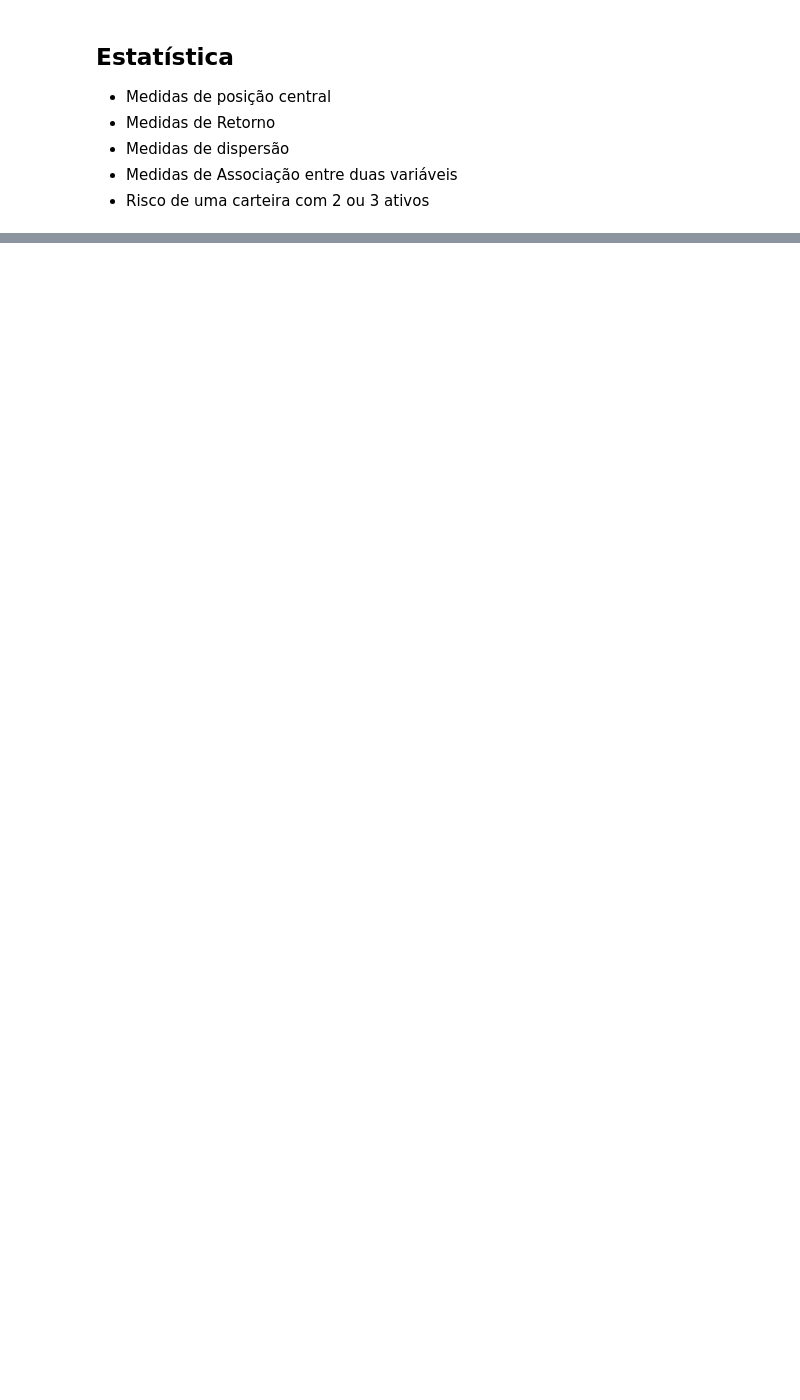
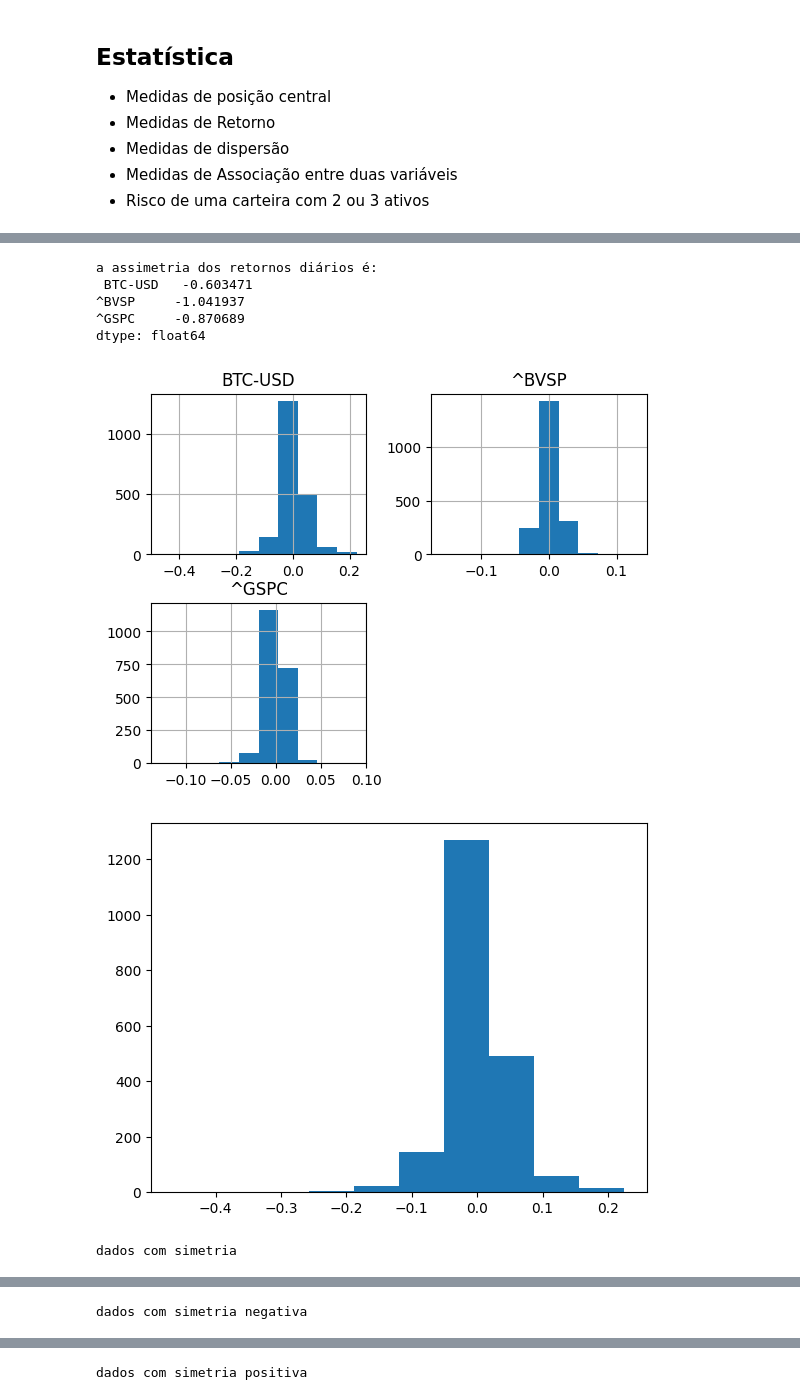
Before and after one commit to luanavsr/cfg_estudos, a Jupyter notebook: Metodos_Quantitativos.ipynb, the cells around one changed output, grey strips where cells are left out. Saved outputs shown, nothing was run; the diff lists cells and outputs as text; code cells hidden in the pictures; blank space fills up the shorter version.

```diff
--- a/Metodos_Quantitativos.ipynb
+++ b/Metodos_Quantitativos.ipynb
@@ -82,7 +82,7 @@ são mais comuns em interpretações intuitivas e análises de curto prazo. A es
 """
 
 # calculando os retornos em log
-df_returns =  np.log(df_prices/df_prices.shift(1)) # outra forma de calcular é usando a propriedade do quociente np.log(df_prices) - np.log(df_prices.shift(1))
+df_returns =  np.log(df_prices/df_prices.shift(1)).dropna() # outra forma de calcular é usando a propriedade do quociente np.log(df_prices) - np.log(df_prices.shift(1))
 
 
 # caso queira calcular os retornos simples é só fazer
@@ -110,0 +201,59 @@ df_prices.plot(kind='area', stacked=False, figsize=(9,6))
+# %%
+# Assimetria (skewness)
+"""
+A assimetria é uma medida que avalia a simetria ou a falta de simetria em uma distribuição de dados. Ela mede a forma como os valores estão distribuídos em relação a média da distribuição.
+Uma distribuição pode ser simétria, positivamente assimétrica ou negativamente assimétrica. Em finanças, a aplicação de da simetria se refere a distribuição dos retornos
+de um ativo ou portfólio ao longo do tempo, ajudando aos investidos a avaliarem o pergil de risco dos ativos. Uma distribuição simétrica sugere que os retornos positivos e negativos
+possuem a mesma probabilidade de ocorrência e magnitude semelhante. No entanto, caso os retornos sejam assimétricos, implica que o os retornos positivos e negativos não são igualmente
+prováveis, o que pode impactar a avaliação de risco e tomada de decisão
+
+A assimetria positiva indica que a cauda da distribuição é estendida para a direita, indicando que eistem valores maiores que se afastam da média, sendo a média maior que a mediana. Em finanças
+a assimetria positiva é um indicativo de oportunidades de lucro, mas indica um risco assimétrico com a possibilidade de grandes perdas.
+
+A assimetria negatia indica que a cauda da distribuição é estendida para a esquerda (fat tail), evidenciando que os retornos negativos são mais extremos que os retornos positivos, sendo a média
+menor que a mediana. Nesse caso, a uma probabilidade maior de retornos negativos extremos.
+
+Assimetria = (n / ((n - 1) * (n - 2))) * Σ((Xi - Média)^3) / Desvio padrão^3 -> assimetria pelo método de terceiro momento padronizado
+"""
+
+# Calculando a assimetria dos dados
+
+print(f'a assimetria dos retornos diários é: \n {df_returns.skew()} ')
+
+# Histograma para identificar visualmente a forma da distribuição
+df_returns.hist()
+plt.show()
+
+# outra forma
+plt.hist(df_returns['BTC-USD']) #podemos tanto pelo valo da assimetria, quanto pelo desenho do histograma, afirmar que o BTC-USD apresenta assimetria negativo, sendo a probabilidade de ocorrer retornos negativos, maior que ocorrer retornos positivos.
+plt.show()
+
+# desenhando simetria positiva, negativa e assimétrica
+
+
+# Dados com simetria
+print('dados com simetria  \n')
+data = np.random.normal(loc=0, scale=1, size=1000)
+plt.hist(data, bins=30)
+plt.show()
+
+# Dados com simetria negativa
+print('dados com simetria negativa \n')
+data = np.random.exponential(scale=1, size=1000) * -1
+plt.hist(data, bins=30)
+plt.show()
+
+# Dados com simetria positiva
+print('dados com simetria positiva \n')
+data = np.random.gamma(shape=2, scale=2, size=1000)
+plt.hist(data, bins=30)
+plt.show()
+# %% [output]
+a assimetria dos retornos diários é:
+ BTC-USD   -0.603471
+^BVSP     -1.041937
+^GSPC     -0.870689
+dtype: float64
+[figure, added]
+[figure, added]
+dados com simetria
@@ -110,0 +261 @@ df_prices.plot(kind='area', stacked=False, figsize=(9,6))
+dados com simetria negativa
@@ -110,0 +263 @@ df_prices.plot(kind='area', stacked=False, figsize=(9,6))
+dados com simetria positiva
```
Also changed, not shown: parts of 5 cells of this notebook.
